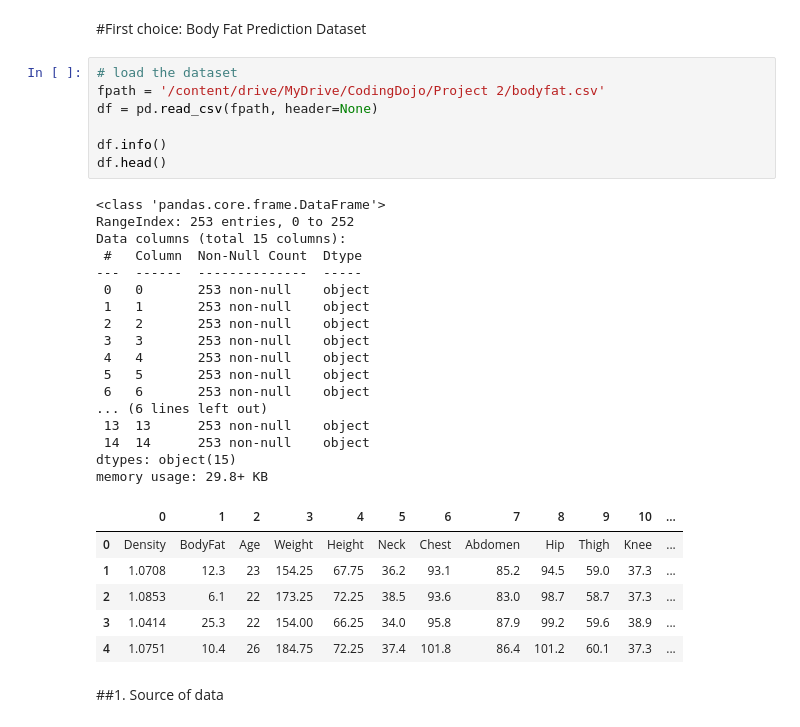
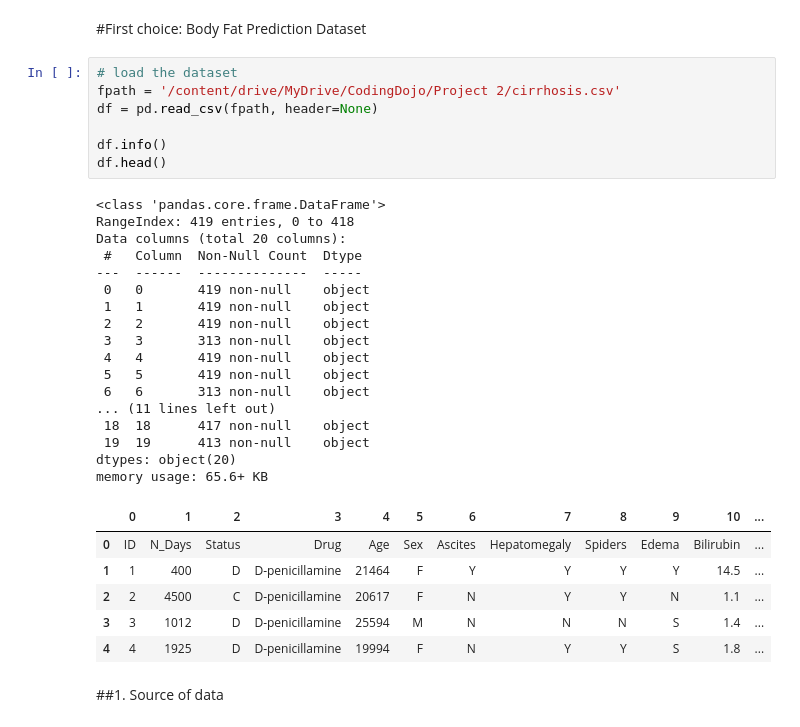
Before and after one commit to AshikSathiya/Cirrhosis-Prediction, a Jupyter notebook: Project_2.ipynb, the cells around one changed output. Cells and saved outputs as stored; diff of their text form.

```diff
--- a/Project_2.ipynb
+++ b/Project_2.ipynb
@@ -18,35 +18,35 @@ Mounted at /content/drive
 #First choice: Body Fat Prediction Dataset
 # %%
 # load the dataset
-fpath = '/content/drive/MyDrive/CodingDojo/Project 2/bodyfat.csv'
+fpath = '/content/drive/MyDrive/CodingDojo/Project 2/cirrhosis.csv'
 df = pd.read_csv(fpath, header=None)
 
 df.info()
 df.head()
 # %% [output]
 <class 'pandas.core.frame.DataFrame'>
-RangeIndex: 253 entries, 0 to 252
-Data columns (total 15 columns):
+RangeIndex: 419 entries, 0 to 418
+Data columns (total 20 columns):
  #   Column  Non-Null Count  Dtype
 ---  ------  --------------  -----
- 0   0       253 non-null    object
- 1   1       253 non-null    object
- 2   2       253 non-null    object
- 3   3       253 non-null    object
- 4   4       253 non-null    object
- 5   5       253 non-null    object
- 6   6       253 non-null    object
-... (6 lines left out)
- 13  13      253 non-null    object
- 14  14      253 non-null    object
-dtypes: object(15)
-memory usage: 29.8+ KB
+ 0   0       419 non-null    object
+ 1   1       419 non-null    object
+ 2   2       419 non-null    object
+ 3   3       313 non-null    object
+ 4   4       419 non-null    object
+ 5   5       419 non-null    object
+ 6   6       313 non-null    object
+... (11 lines left out)
+ 18  18      417 non-null    object
+ 19  19      413 non-null    object
+dtypes: object(20)
+memory usage: 65.6+ KB
 |  | 0 | 1 | 2 | 3 | 4 | 5 | 6 | 7 | 8 | 9 | 10 | ... |
-| 0 | Density | BodyFat | Age | Weight | Height | Neck | Chest | Abdomen | Hip | Thigh | Knee | ... |
-| 1 | 1.0708 | 12.3 | 23 | 154.25 | 67.75 | 36.2 | 93.1 | 85.2 | 94.5 | 59.0 | 37.3 | ... |
-| 2 | 1.0853 | 6.1 | 22 | 173.25 | 72.25 | 38.5 | 93.6 | 83.0 | 98.7 | 58.7 | 37.3 | ... |
-| 3 | 1.0414 | 25.3 | 22 | 154.00 | 66.25 | 34.0 | 95.8 | 87.9 | 99.2 | 59.6 | 38.9 | ... |
-| 4 | 1.0751 | 10.4 | 26 | 184.75 | 72.25 | 37.4 | 101.8 | 86.4 | 101.2 | 60.1 | 37.3 | ... |
+| 0 | ID | N_Days | Status | Drug | Age | Sex | Ascites | Hepatomegaly | Spiders | Edema | Bilirubin | ... |
+| 1 | 1 | 400 | D | D-penicillamine | 21464 | F | Y | Y | Y | Y | 14.5 | ... |
+| 2 | 2 | 4500 | C | D-penicillamine | 20617 | F | N | Y | Y | N | 1.1 | ... |
+| 3 | 3 | 1012 | D | D-penicillamine | 25594 | M | N | N | N | S | 1.4 | ... |
+| 4 | 4 | 1925 | D | D-penicillamine | 19994 | F | N | Y | Y | S | 1.8 | ... |
 # %% [markdown]
 ##1. Source of data
 # %% [markdown]
```
Also changed, not shown: parts of 26 cells of this notebook.
